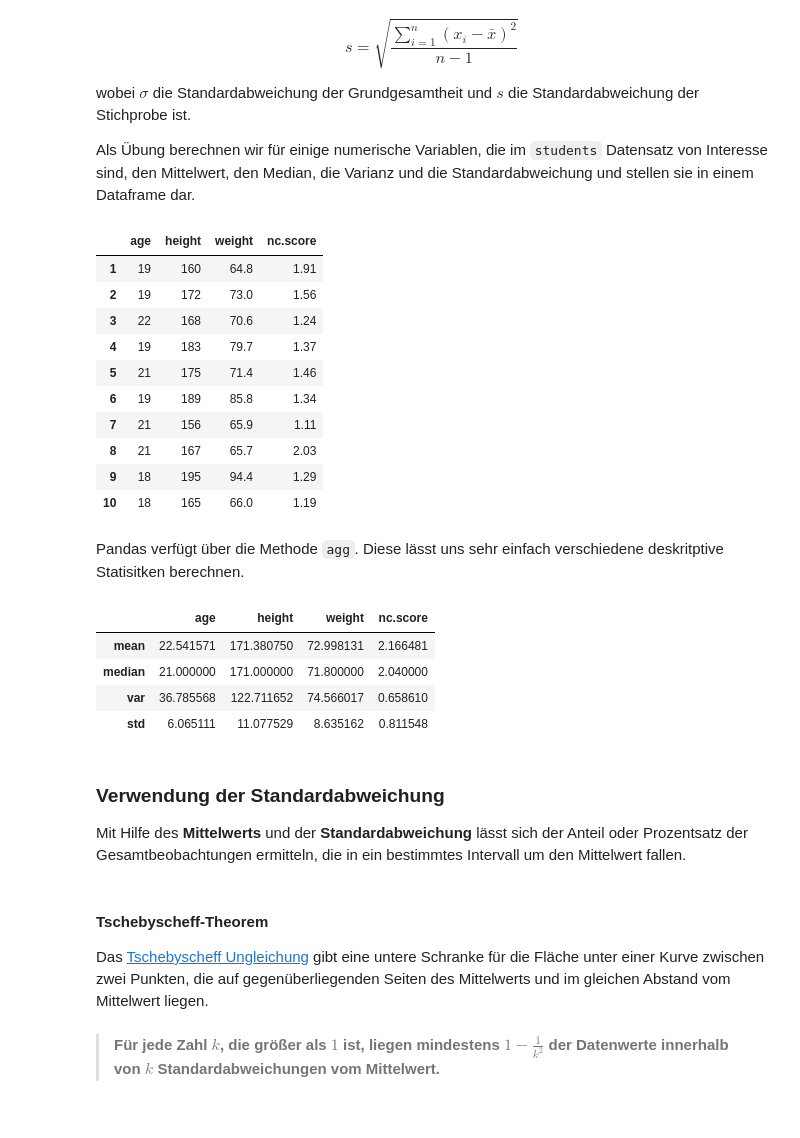
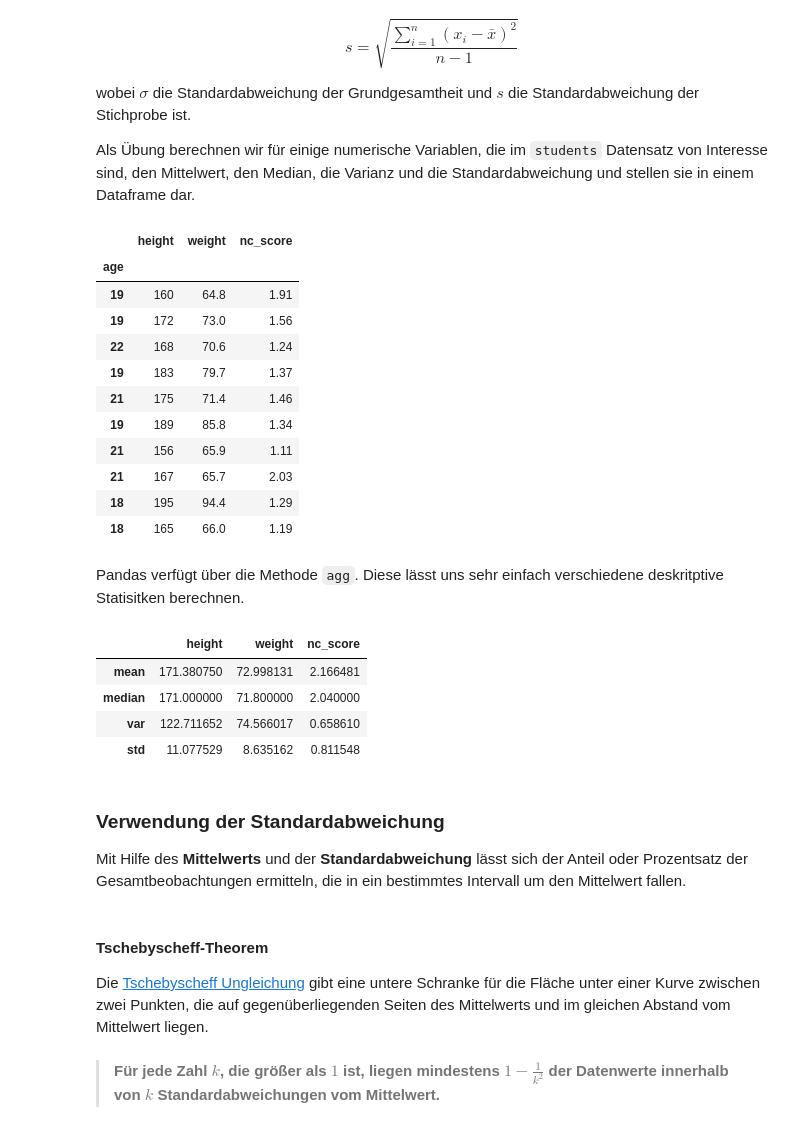
Before and after one commit to ixianslab/srh-data-science, a Jupyter notebook: notebooks/Kapitel01/03_Streuungsmaße.ipynb, the cells around one changed output. Cells and saved outputs as stored; diff of their text form; code cells hidden in the pictures.

```diff
--- a/notebooks/Kapitel01/03_Streuungsmaße.ipynb
+++ b/notebooks/Kapitel01/03_Streuungsmaße.ipynb
@@ -87,43 +82,43 @@ wobei $\sigma$ die Standardabweichung der Grundgesamtheit und $s$ die Standardab
 
 Als Übung berechnen wir für einige numerische Variablen, die im `students` Datensatz von Interesse sind, den Mittelwert, den Median, die Varianz und die Standardabweichung und stellen sie in einem Dataframe dar.
 # %%
-# Lesen der Datei students.csv als Dataframe; nur die Spalten "age", "weight", "height" und "nc.score" Spalten werden eingelesen
-
+# Lesen der Datei students.csv als Dataframe; nur die Spalten "age", "weight", "height" und "nc_score" Spalten werden eingelesen
 students = pd.read_csv(
     "../../data/students.csv",
     index_col=0,
-    usecols=["age", "height", "weight", "nc.score"],
+    usecols=["age", "height", "weight", "nc_score"],
 )
 # Zeige die ersten 10 Werte
 students.head(10)
 # %% [output]
-|  | age | height | weight | nc.score |
-| 1 | 19 | 160 | 64.8 | 1.91 |
-| 2 | 19 | 172 | 73.0 | 1.56 |
-| 3 | 22 | 168 | 70.6 | 1.24 |
-| 4 | 19 | 183 | 79.7 | 1.37 |
-| 5 | 21 | 175 | 71.4 | 1.46 |
-| 6 | 19 | 189 | 85.8 | 1.34 |
-| 7 | 21 | 156 | 65.9 | 1.11 |
-| 8 | 21 | 167 | 65.7 | 2.03 |
-| 9 | 18 | 195 | 94.4 | 1.29 |
-| 10 | 18 | 165 | 66.0 | 1.19 |
+|  | height | weight | nc_score |
+| age |  |  |  |
+| 19 | 160 | 64.8 | 1.91 |
+| 19 | 172 | 73.0 | 1.56 |
+| 22 | 168 | 70.6 | 1.24 |
+| 19 | 183 | 79.7 | 1.37 |
+| 21 | 175 | 71.4 | 1.46 |
+| 19 | 189 | 85.8 | 1.34 |
+| 21 | 156 | 65.9 | 1.11 |
+| 21 | 167 | 65.7 | 2.03 |
+| 18 | 195 | 94.4 | 1.29 |
+| 18 | 165 | 66.0 | 1.19 |
 # %% [markdown]
 Pandas verfügt über die Methode `agg`. Diese lässt uns sehr einfach verschiedene deskritptive Statisitken berechnen.
 # %%
 students.agg(["mean", "median", "var", "std"])
 # %% [output]
-|  | age | height | weight | nc.score |
-| mean | 22.541571 | 171.380750 | 72.998131 | 2.166481 |
-| median | 21.000000 | 171.000000 | 71.800000 | 2.040000 |
-| var | 36.785568 | 122.711652 | 74.566017 | 0.658610 |
-| std | 6.065111 | 11.077529 | 8.635162 | 0.811548 |
+|  | height | weight | nc_score |
+| mean | 171.380750 | 72.998131 | 2.166481 |
+| median | 171.000000 | 71.800000 | 2.040000 |
+| var | 122.711652 | 74.566017 | 0.658610 |
+| std | 11.077529 | 8.635162 | 0.811548 |
 # %% [markdown]
 ### Verwendung der Standardabweichung
 Mit Hilfe des **Mittelwerts** und der **Standardabweichung** lässt sich der Anteil oder Prozentsatz der Gesamtbeobachtungen ermitteln, die in ein bestimmtes Intervall um den Mittelwert fallen.
 # %% [markdown]
 #### Tschebyscheff-Theorem
-Das <a href="https://de.wikipedia.org/wiki/Tschebyscheffsche_Ungleichung">Tschebyscheff Ungleichung</a> gibt eine untere Schranke für die Fläche unter einer Kurve zwischen zwei Punkten, die auf gegenüberliegenden Seiten des Mittelwerts und im gleichen Abstand vom Mittelwert liegen.
+Die <a href="https://de.wikipedia.org/wiki/Tschebyscheffsche_Ungleichung">Tschebyscheff Ungleichung</a> gibt eine untere Schranke für die Fläche unter einer Kurve zwischen zwei Punkten, die auf gegenüberliegenden Seiten des Mittelwerts und im gleichen Abstand vom Mittelwert liegen.
 # %% [markdown]
 > **Für jede Zahl $k$, die größer als $1$ ist, liegen mindestens $1-\frac{1}{k^2}$ der Datenwerte innerhalb von $k$ Standardabweichungen vom Mittelwert.**
 # %% [markdown]
```
Also changed, not shown: parts of 21 cells of this notebook, 5 other files.
